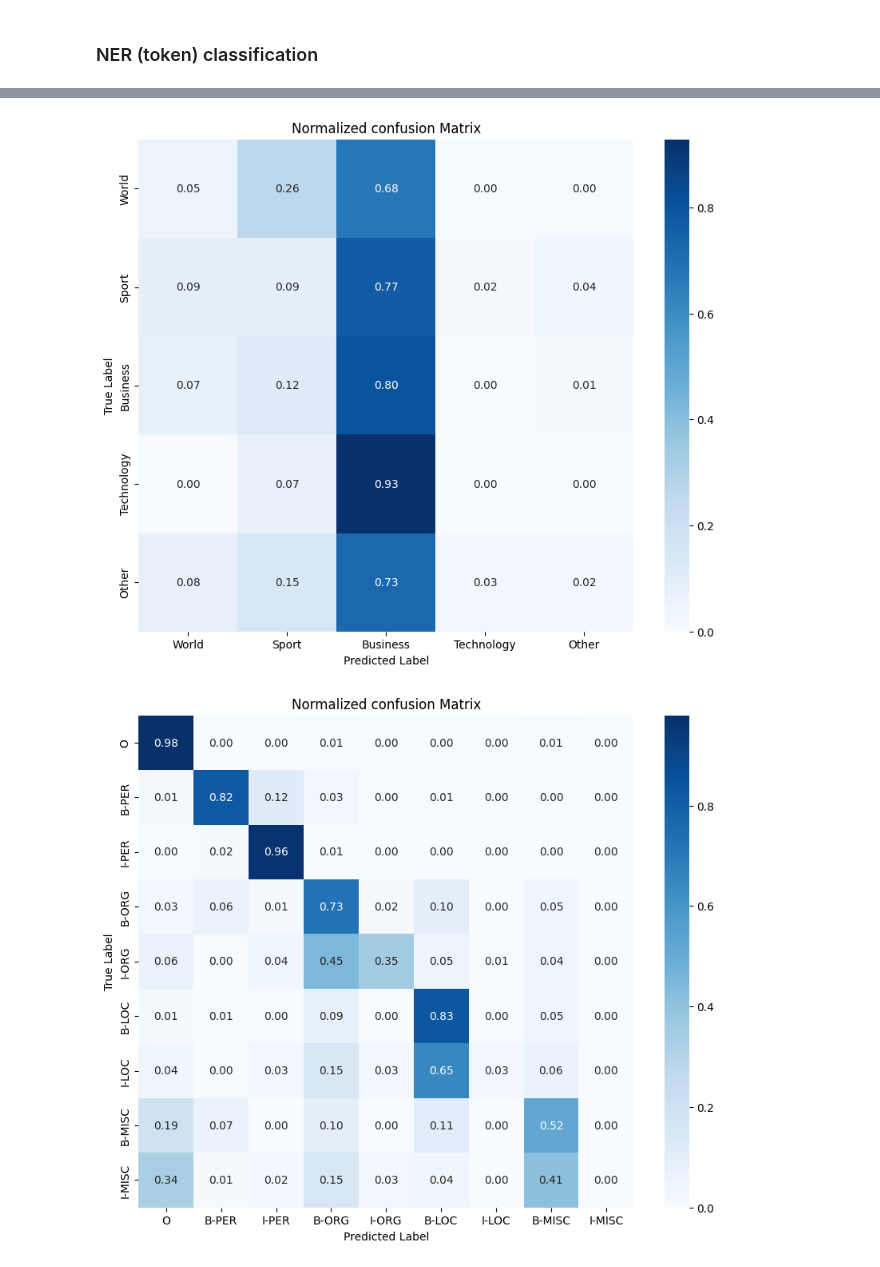
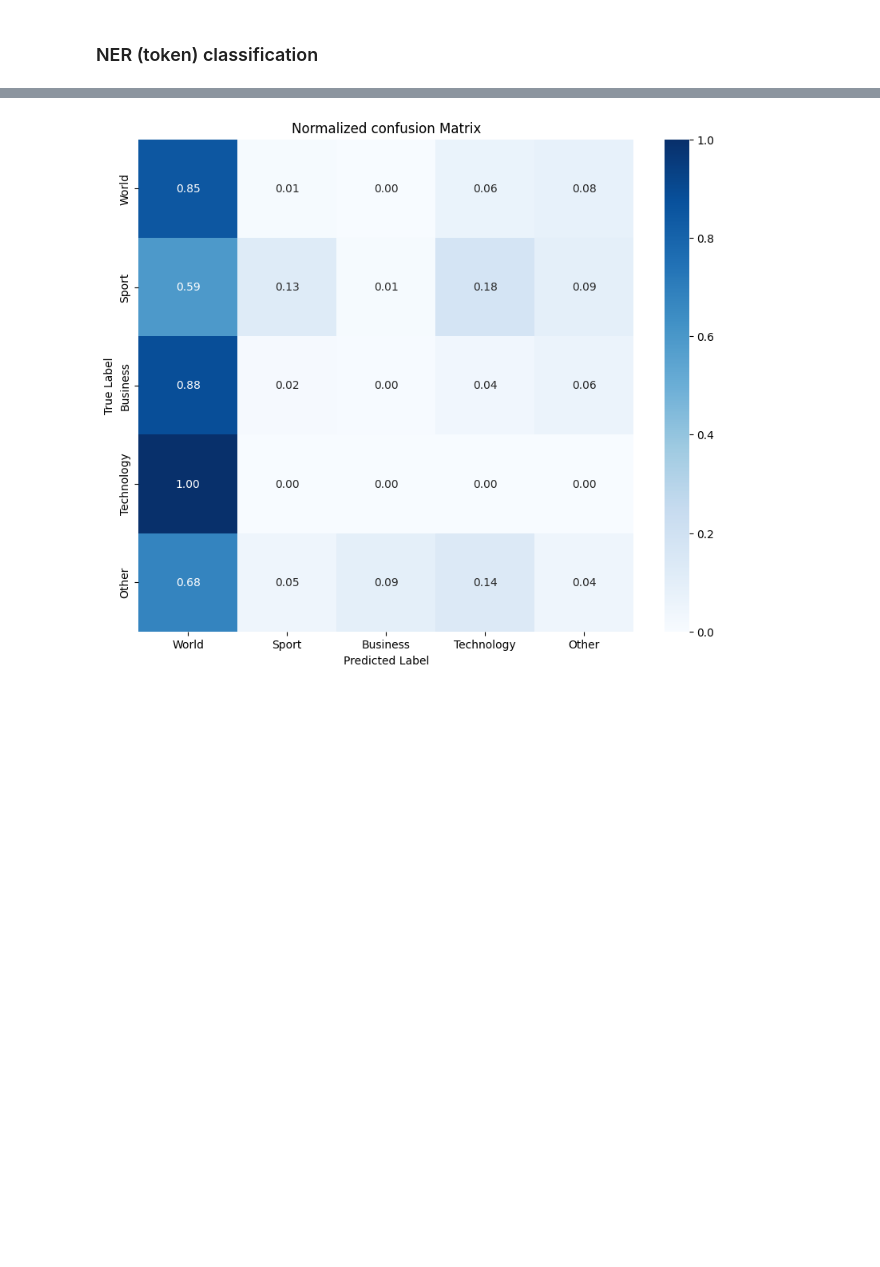
Before and after one commit to gonzaq94/NER-LLM-classification, a Jupyter notebook: fine_tune_BERT_doc_level_and_NER_annots.ipynb, the cells around one changed output, grey strips where cells are left out. Saved outputs shown, nothing was run; the diff lists cells and outputs as text; code cells hidden in the pictures; blank space fills up the shorter version.

Commit message:
Fix bug in CustomDataset and loss calculation

```diff
--- a/fine_tune_BERT_doc_level_and_NER_annots.ipynb
+++ b/fine_tune_BERT_doc_level_and_NER_annots.ipynb
@@ -433,29 +435,29 @@ def torch_default_data_collator(features):
 # %%
 doc_label_dct = {"World": 0, "Sport": 1, "Business": 2, "Technology": 3, "Other": 4}
 ner_label_dct = {'O': 0, 'B-PER': 1, 'I-PER': 2, 'B-ORG': 3, 'I-ORG': 4, 'B-LOC': 5, 'I-LOC': 6, 'B-MISC': 7, 'I-MISC': 8}
-SEQ_LOSS_WEIGHT = 1.0
+SEQ_LOSS_WEIGHT = 0.0
 
 model_name = 'bert-base-uncased'
 model = BertForSequenceAndTokenClassification.from_pretrained(model_name,
                                                            num_sequence_labels=len(doc_label_dct),
                                                            num_token_labels=len(ner_label_dct),
                                                            seq_loss_weight=SEQ_LOSS_WEIGHT,
+                                                          only_init_bert=True,
                                                            attention_probs_dropout_prob=0.0,
                                                            hidden_dropout_prob=0.0)
 
 if SEQ_LOSS_WEIGHT == 0.0:
   metric_best_model = 'ner_f1'
-if SEQ_LOSS_WEIGHT == 1.0:
+elif SEQ_LOSS_WEIGHT == 1.0:
   metric_best_model = 'doc_f1'
 else:
   metric_best_model = 'f1'
 # %%
 from transformers.integrations import CometCallback
+from google.colab import userdata
 
 EPOCHS = 15
 BATCH_SIZE = 24
-
-experiment = comet_ml.Experiment(api_key=os.getenv("COMET_API_KEY"), project_name=os.getenv("COMET_PROJECT_NAME"), workspace=os.getenv("COMET_WORKSPACE"))
 
 # Define a custom callback to ensure experiment.end() is called
 class CustomCometCallback(CometCallback):
@@ -466,11 +468,11 @@ class CustomCometCallback(CometCallback):
 
 # define comet experiment
 experiment = comet_ml.Experiment(
-  api_key=os.getenv("COMET_API_KEY"),
+  api_key=userdata.get('COMET_API_KEY'),
   project_name=os.getenv("COMET_PROJECT_NAME"),
-  workspace=os.getenv("COMET_WORKSPACE"))
+  workspace=userdata.get('COMET_WORKSPACE'))
 
-experiment.set_name(f"only sequence loss")
+experiment.set_name(f"seq_loss_weight={SEQ_LOSS_WEIGHT}")
 
 training_args = TrainingArguments(
     output_dir='./results',
@@ -790,10 +878,11 @@ model.safetensors  rng_state.pth  trainer_state.json
 # %%
-model_ner = BertForSequenceAndTokenClassification.from_pretrained("./deploy/token/checkpoint-168",
+model_ner = BertForSequenceAndTokenClassification.from_pretrained("./deploy/token/best_model",
                                                            num_sequence_labels=len(doc_label_dct),
                                                            num_token_labels=len(ner_label_dct),
+                                                           only_init_bert=False,
                                                            attention_probs_dropout_prob=0.0,
                                                            hidden_dropout_prob=0.0)
 # %%
 evaluator_ner = Evaluator(model_ner, tokenizer, compute_metrics_eval_ner_and_doc)
-eval_results = evaluator_ner.evaluate(test_custom_dataset)
+eval_results_ner = evaluator_ner.evaluate(test_custom_dataset)
 # %% [output]
@@ -818,9 +907,5 @@ COMET WARNING: Cannot safely convert array([[9.79462910e-01, 2.50935505e-03, 3.7
 # %%
 class_names = [k for k, v in doc_label_dct.items()]
-plot_confusion_matrix(eval_results['eval_doc_confusion_matrix'], class_names)
-
-class_names = [k for k, v in ner_label_dct.items()]
-plot_confusion_matrix(eval_results['eval_ner_confusion_matrix'], class_names)
+plot_confusion_matrix(eval_results_ner['eval_doc_confusion_matrix'], class_names)
 # %% [output]
-[figure, old version]
+[figure, new version]
-[figure, removed]
```
Also changed, not shown: parts of 24 cells of this notebook.
